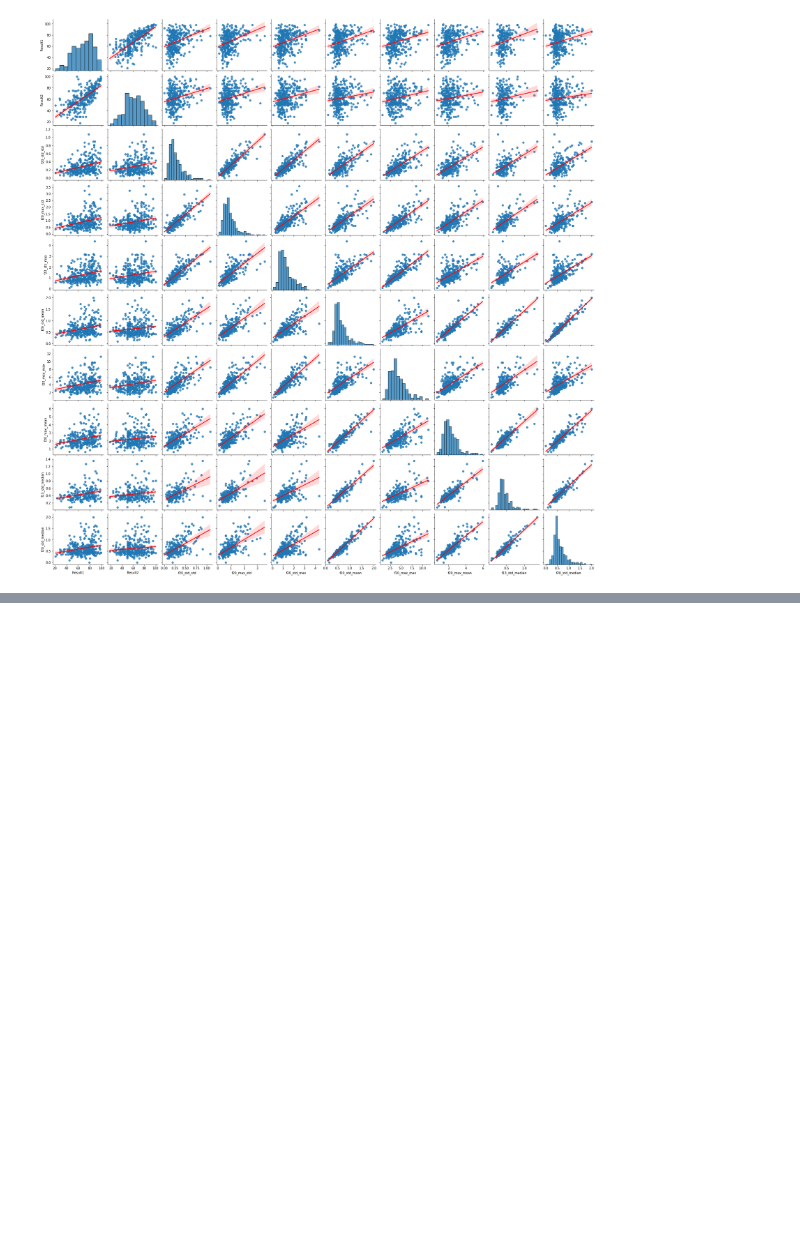
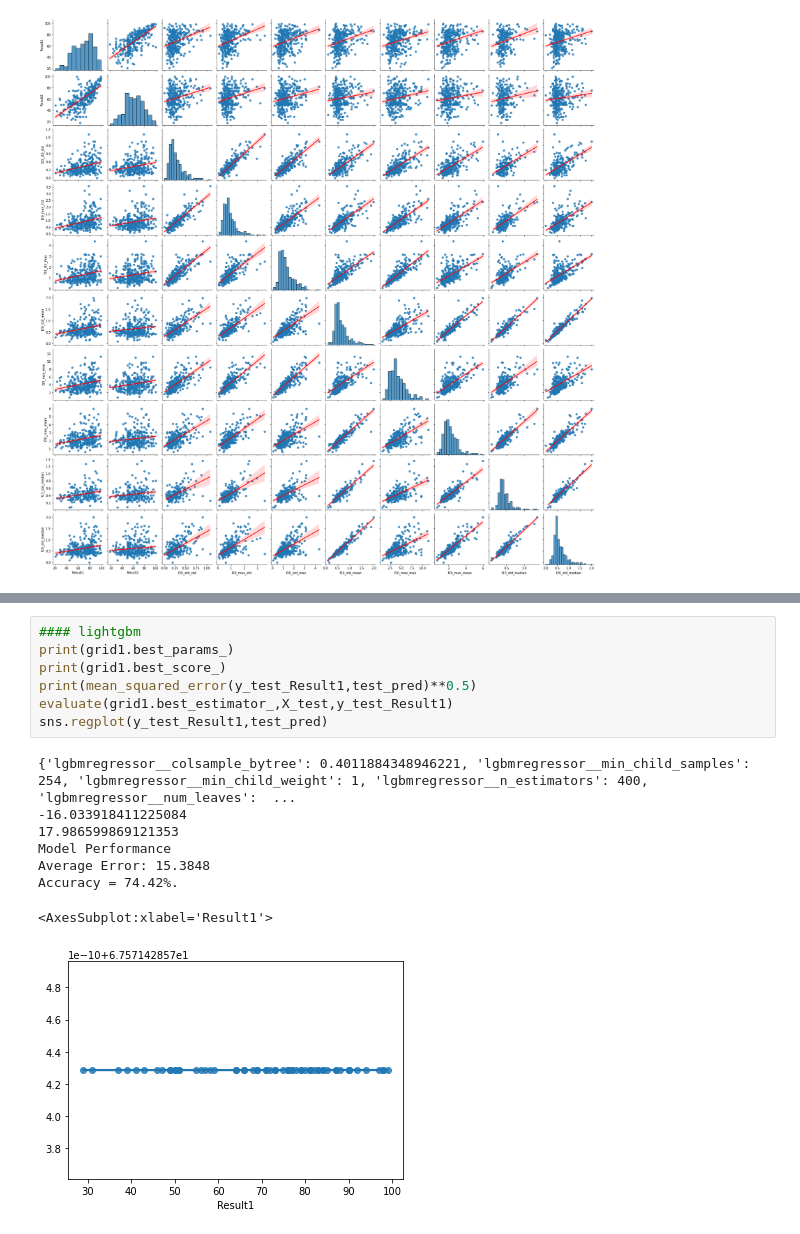
Before and after one commit to dnlkelly1/HealthPredict, a Jupyter notebook: dataCleaning.ipynb, the cells around one changed output, grey strips where cells are left out. Cells and saved outputs as stored; diff of their text form; blank space fills up the shorter version.

```diff
--- a/dataCleaning.ipynb
+++ b/dataCleaning.ipynb
@@ -95,0 +211,16 @@ sns.pairplot(summaryMotionQS[topCorrelationsResult1.index.values.tolist()],kind=
+# %%
+#### lightgbm
+print(grid1.best_params_)
+print(grid1.best_score_)
+print(mean_squared_error(y_test_Result1,test_pred)**0.5)
+evaluate(grid1.best_estimator_,X_test,y_test_Result1)
+sns.regplot(y_test_Result1,test_pred)
+# %% [output]
+{'lgbmregressor__colsample_bytree': 0.4011884348946221, 'lgbmregressor__min_child_samples': 254, 'lgbmregressor__min_child_weight': 1, 'lgbmregressor__n_estimators': 400, 'lgbmregressor__num_leaves':  ...
+-16.033918411225084
+17.986599869121353
+Model Performance
+Average Error: 15.3848
+Accuracy = 74.42%.
+<AxesSubplot:xlabel='Result1'>
+[figure, added]
```
Also changed, not shown: parts of 17 cells of this notebook.
